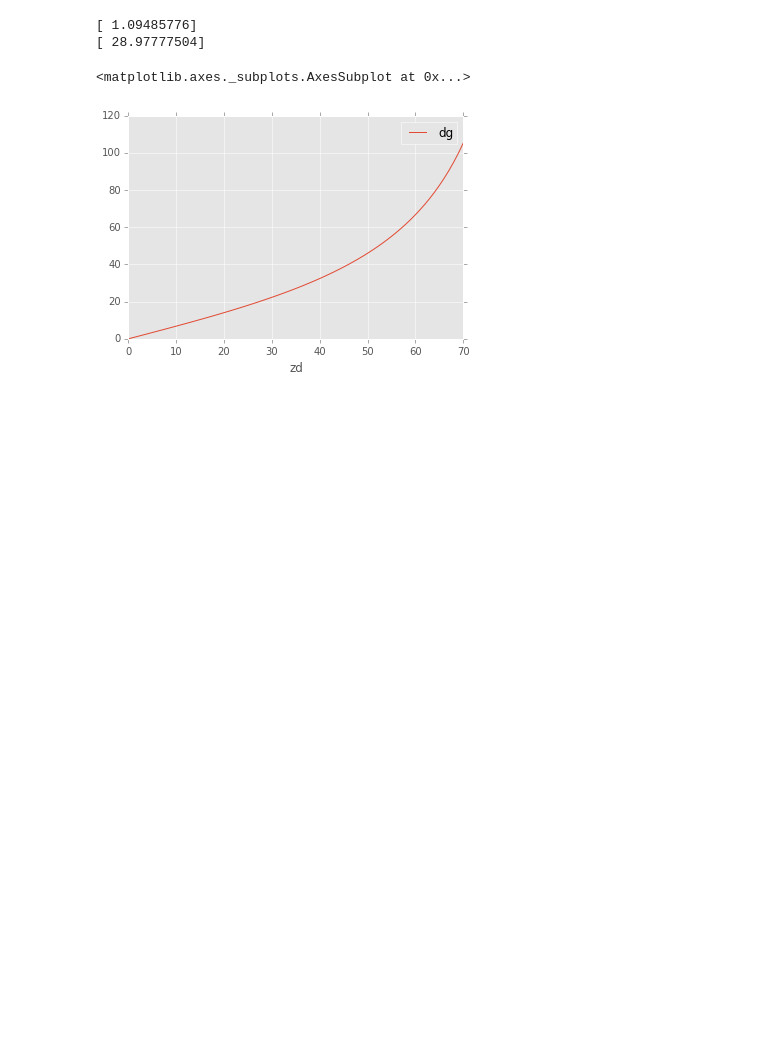
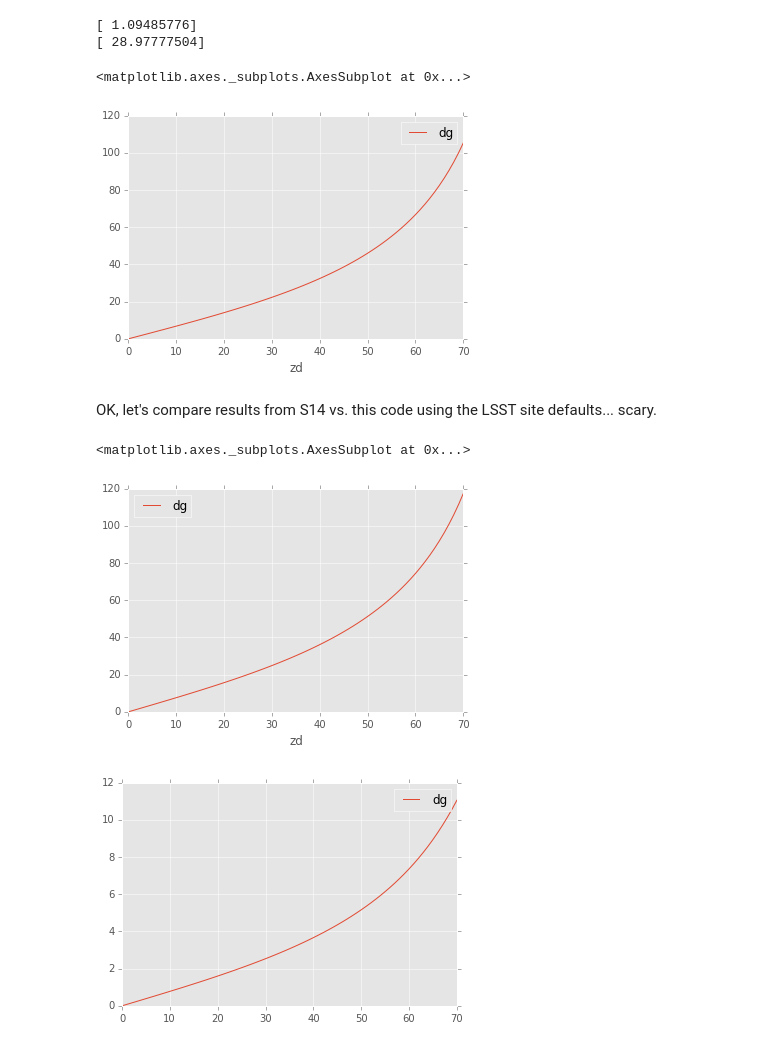
Before and after one commit to isullivan/LSST-DCR, a Jupyter notebook: code/notebooks/sims_coordUtils_test.ipynb, the cells around one changed output. Drawn from its saved outputs; the diff is of its cells as text; code cells hidden in the pictures; blank space fills up the shorter version.

```diff
--- a/code/notebooks/sims_coordUtils_test.ipynb
+++ b/code/notebooks/sims_coordUtils_test.ipynb
@@ -238,3 +238,18 @@ tmp_df.plot(x='zd', y='dg')
 [ 28.97777504]
 <matplotlib.axes._subplots.AxesSubplot at 0x...>
 [figure]
+# %% [markdown]
+OK, let's compare results from S14 vs. this code using the LSST site defaults... scary.
+# %%
+LSSTsite = Site()
+dg2 = getOffsets(waveleng, fluxg, angles, LSSTsite)
+tmp_df = pd.DataFrame({'zd': angles, 'dg': dg2})
+tmp_df.plot(x='zd', y='dg')
+
+import pickle
+tmp_df_s14 = pickle.load(open("zzz.p", "rb"))
+(tmp_df-tmp_df_s14).plot(y='dg')
+# %% [output]
+<matplotlib.axes._subplots.AxesSubplot at 0x...>
+[figure, added]
+[figure, added]
```
Also changed, not shown: parts of 14 cells of this notebook.
